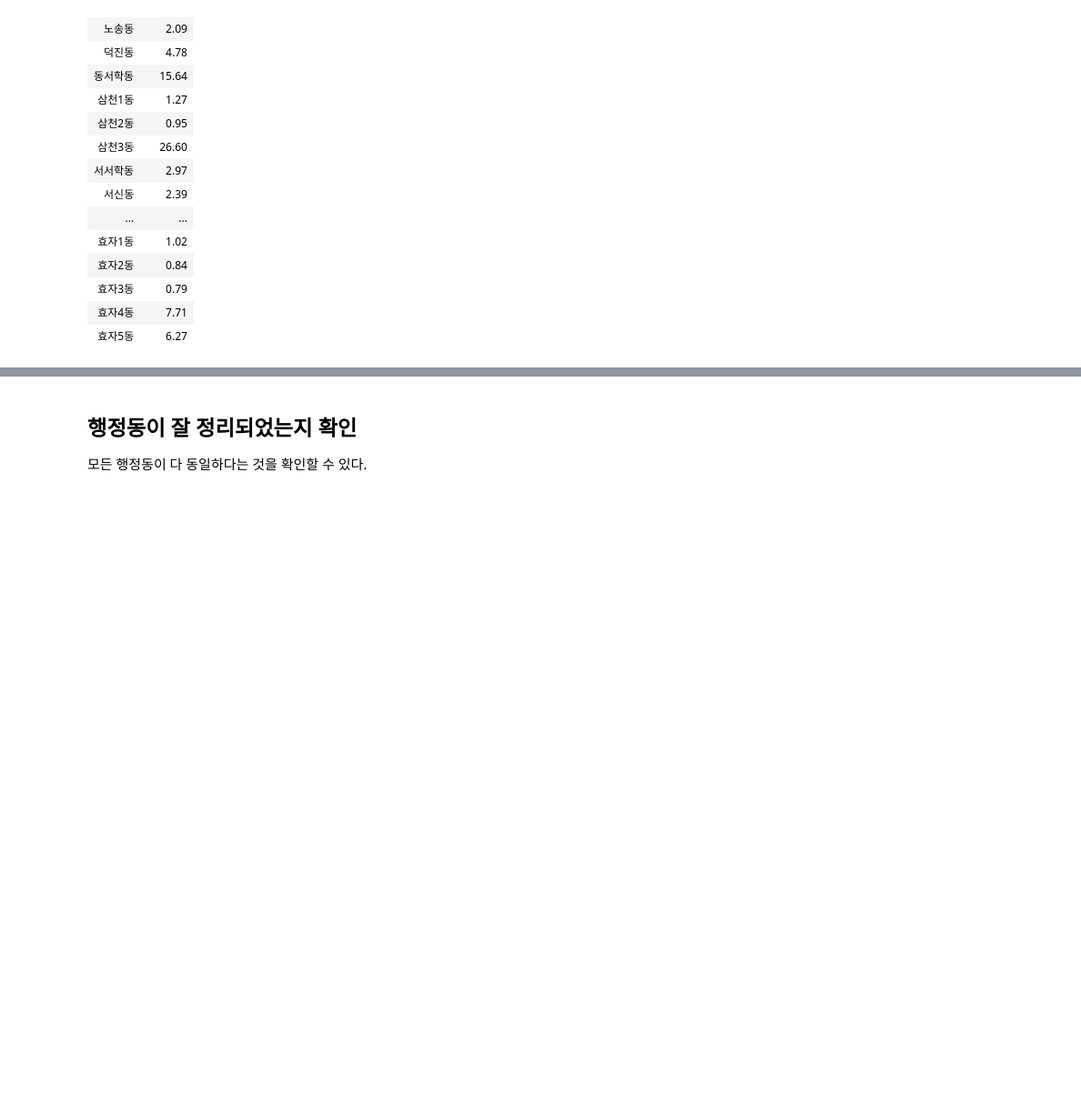
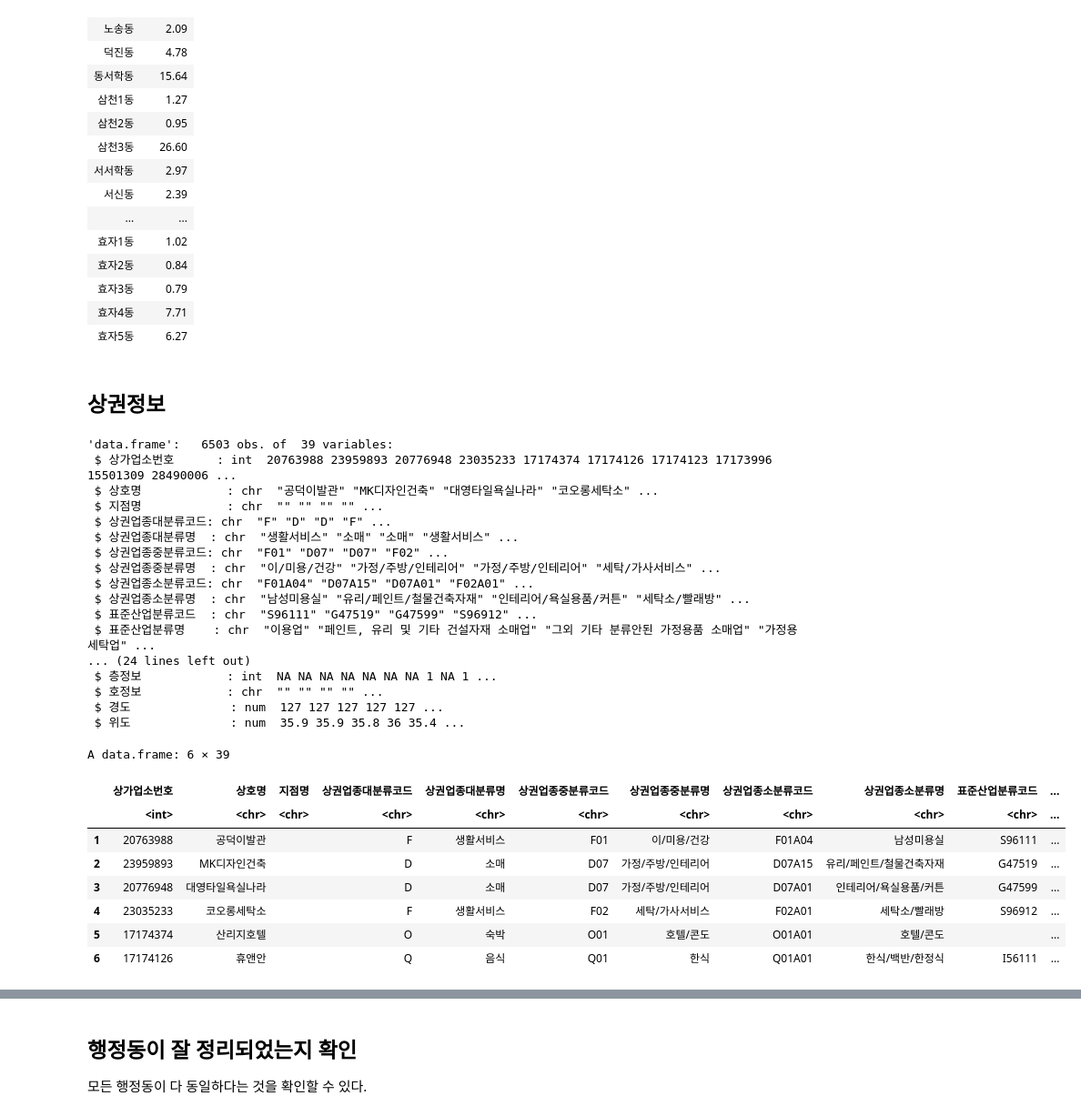
Before and after one commit to ycw0363/jeonju, a Jupyter notebook: 데이터 정리.ipynb, the cells around one changed output, grey strips where cells are left out. Shown: that part at 91% size. Cells and saved outputs as stored; diff of their text form; code cells hidden in the pictures; blank space fills up the shorter version.

```diff
--- a/데이터 정리.ipynb
+++ b/데이터 정리.ipynb
@@ -839,3 +829,35 @@ A data.frame: 35 × 2
 | 효자3동 | 0.79 |
 | 효자4동 | 7.71 |
 | 효자5동 | 6.27 |
+# %% [markdown]
+## 상권정보
+# %%
+str(store)
+head(store)
+# %% [output]
+'data.frame':   6503 obs. of  39 variables:
+ $ 상가업소번호      : int  20763988 23959893 20776948 23035233 17174374 17174126 17174123 17173996 15501309 28490006 ...
+ $ 상호명            : chr  "공덕이발관" "MK디자인건축" "대영타일욕실나라" "코오롱세탁소" ...
+ $ 지점명            : chr  "" "" "" "" ...
+ $ 상권업종대분류코드: chr  "F" "D" "D" "F" ...
+ $ 상권업종대분류명  : chr  "생활서비스" "소매" "소매" "생활서비스" ...
+ $ 상권업종중분류코드: chr  "F01" "D07" "D07" "F02" ...
+ $ 상권업종중분류명  : chr  "이/미용/건강" "가정/주방/인테리어" "가정/주방/인테리어" "세탁/가사서비스" ...
+ $ 상권업종소분류코드: chr  "F01A04" "D07A15" "D07A01" "F02A01" ...
+ $ 상권업종소분류명  : chr  "남성미용실" "유리/페인트/철물건축자재" "인테리어/욕실용품/커튼" "세탁소/빨래방" ...
+ $ 표준산업분류코드  : chr  "S96111" "G47519" "G47599" "S96912" ...
+ $ 표준산업분류명    : chr  "이용업" "페인트, 유리 및 기타 건설자재 소매업" "그외 기타 분류안된 가정용품 소매업" "가정용 세탁업" ...
+... (24 lines left out)
+ $ 층정보            : int  NA NA NA NA NA NA NA 1 NA 1 ...
+ $ 호정보            : chr  "" "" "" "" ...
+ $ 경도              : num  127 127 127 127 127 ...
+ $ 위도              : num  35.9 35.9 35.8 36 35.4 ...
+A data.frame: 6 × 39
+|  | 상가업소번호 | 상호명 | 지점명 | 상권업종대분류코드 | 상권업종대분류명 | 상권업종중분류코드 | 상권업종중분류명 | 상권업종소분류코드 | 상권업종소분류명 | 표준산업분류코드 | ... |
+|  | <int> | <chr> | <chr> | <chr> | <chr> | <chr> | <chr> | <chr> | <chr> | <chr> | ... |
+| 1 | 20763988 | 공덕이발관 |  | F | 생활서비스 | F01 | 이/미용/건강 | F01A04 | 남성미용실 | S96111 | ... |
+| 2 | 23959893 | MK디자인건축 |  | D | 소매 | D07 | 가정/주방/인테리어 | D07A15 | 유리/페인트/철물건축자재 | G47519 | ... |
+| 3 | 20776948 | 대영타일욕실나라 |  | D | 소매 | D07 | 가정/주방/인테리어 | D07A01 | 인테리어/욕실용품/커튼 | G47599 | ... |
+| 4 | 23035233 | 코오롱세탁소 |  | F | 생활서비스 | F02 | 세탁/가사서비스 | F02A01 | 세탁소/빨래방 | S96912 | ... |
+| 5 | 17174374 | 산리지호텔 |  | O | 숙박 | O01 | 호텔/콘도 | O01A01 | 호텔/콘도 |  | ... |
+| 6 | 17174126 | 휴앤안 |  | Q | 음식 | Q01 | 한식 | Q01A01 | 한식/백반/한정식 | I56111 | ... |
```
Also changed, not shown: parts of 21 cells of this notebook.
